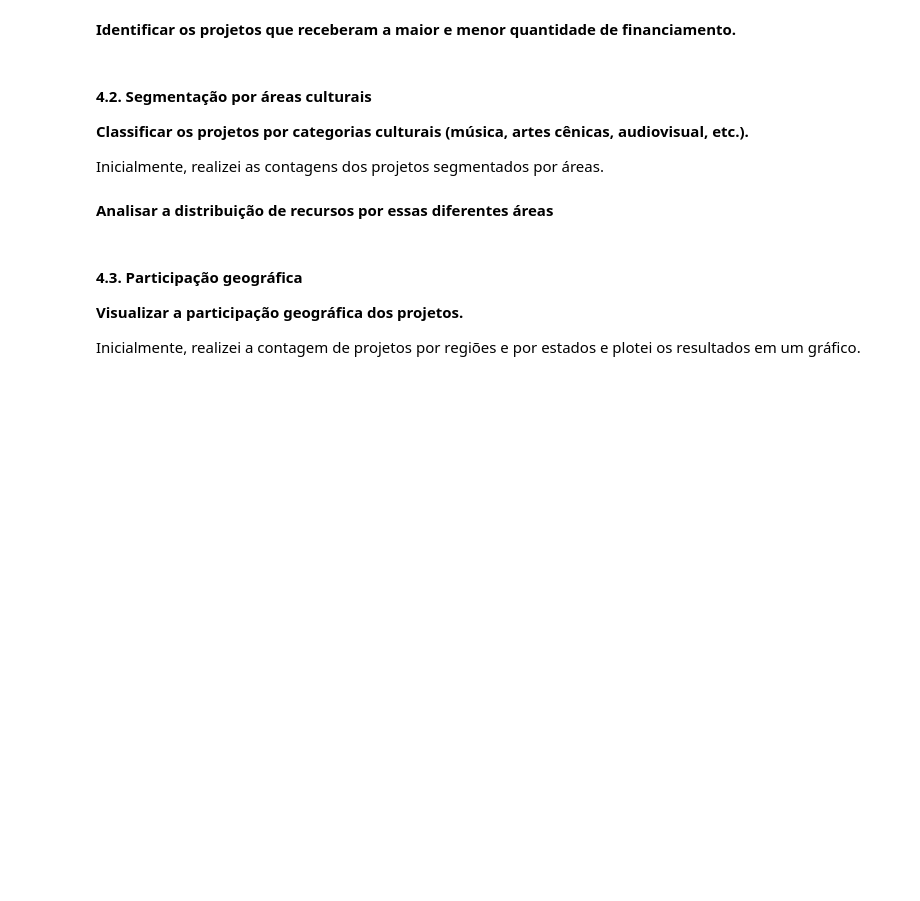
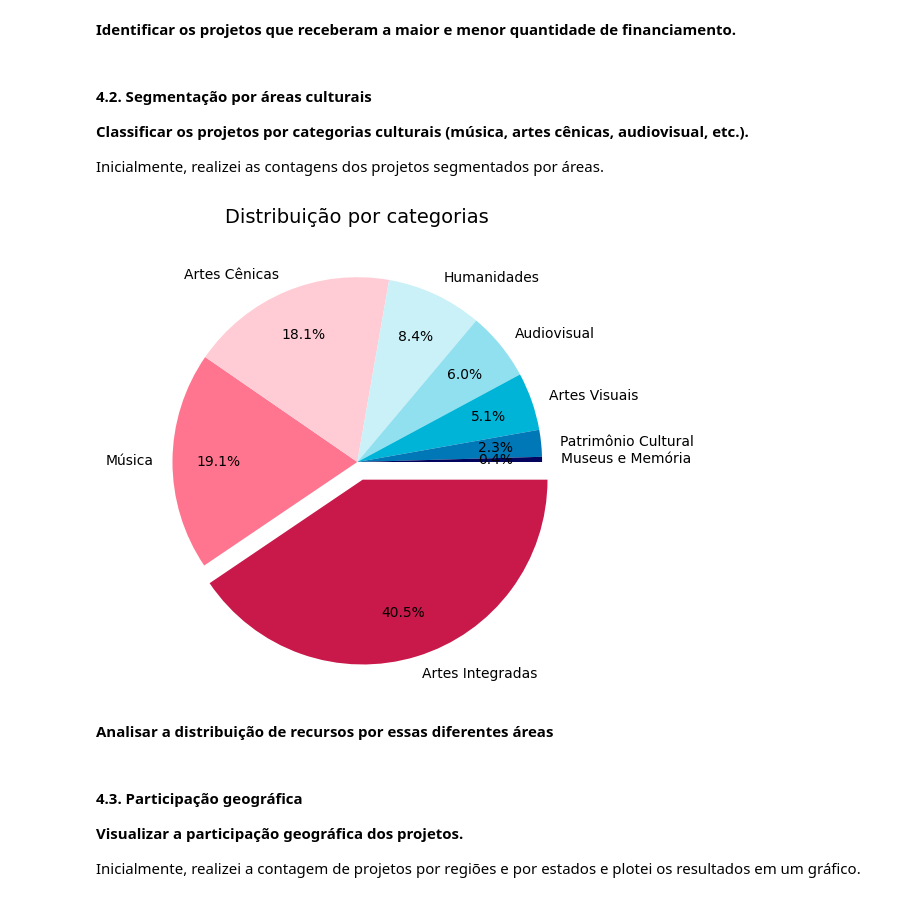
Before and after one commit to lorenaaxbastos/santander-coders-projects, a Jupyter notebook: Unit 2 - Programming Techniques I (PY)/Projeto EDA - Análise do Dataset da Lei Rouanet.ipynb, the cells around one changed output. Cells and saved outputs as stored; diff of their text form; code cells hidden in the pictures; blank space fills up the shorter version.

```diff
--- a/Unit 2 - Programming Techniques I (PY)/Projeto EDA - Análise do Dataset da Lei Rouanet.ipynb
+++ b/Unit 2 - Programming Techniques I (PY)/Projeto EDA - Análise do Dataset da Lei Rouanet.ipynb
@@ -147,6 +147,23 @@ Index(['etapa', 'providencia', 'area', 'enquadramento', 'objetivos',
 **Analisar, criar e ajustar categorias relevantes.**
 # %% [markdown]
 Dividir estados por regiões do Brasil.
+# %%
+def regiao_do_uf(uf):
+    regioes = {
+        "Centro Oeste": ["DF", "GO", "MS", "MT"],
+        "Nordeste": ["AL", "BA", "CE", "MA", "PB", "PE", "PI", "RN", "SE"],
+        "Norte": ["AC", "AM", "AP", "PA", "RO", "RR", "TO"],
+        "Sudeste": ["ES", "MG", "RJ", "SP"],
+        "Sul": ["PR", "RS", "SC"]
+    }
+    for regiao, estados in regioes.items():
+        if uf in estados:
+            return regiao
+
+regioes = pd.Series(projetos["UF"].apply(regiao_do_uf), name="regioes")
+
+if "regioes" not in projetos.columns:
+    projetos = pd.concat([projetos, regioes], axis=1)
 # %% [markdown]
 ### 4. Analisar
 
@@ -171,6 +188,34 @@ O Fundo Nacional da Cultura (FNC) representa o investimento direto do Estado no
 **Classificar os projetos por categorias culturais (música, artes cênicas, audiovisual, etc.).**
 
 Inicialmente, realizei as contagens dos projetos segmentados por áreas.
+# %%
+areas_por_regioes = projetos.groupby("regioes")["area"].value_counts(normalize=True, sort=False) * 100
+
+medias = np.average(np.array(areas_por_regioes).reshape(5, -1), axis=0) # 5 regiões do Brasil
+rotulos = areas_por_regioes['Norte'].index
+
+areas_por_projetos = pd.Series(medias, index=rotulos, name="frequencia_relativa").sort_values(ascending=False)
+# %%
+rotulos = areas_por_projetos.index
+cores = ["#c9184a", "#ff758f", "#ffccd5", "#caf0f8",
+          "#90e0ef", "#00b4d8", "#0077b6", "#03045e"]
+separacao_fatia = (0.1, 0, 0, 0, 0, 0, 0, 0)
+
+plt.rcParams.update({"font.size": 10})
+
+plt.figure(figsize=(6, 6))
+plt.title('Distribuição por categorias', fontsize=14)
+plt.pie(areas_por_projetos,
+        labels=rotulos,
+        autopct='%1.1f%%',
+        pctdistance=0.75,
+        counterclock=False,
+        colors=cores,
+        explode=separacao_fatia)
+
+plt.show()
+# %% [output]
+[figure, added]
 # %% [markdown]
 **Analisar a distribuição de recursos por essas diferentes áreas**
 # %% [markdown]
```
Also changed, not shown: parts of 3 cells of this notebook.
